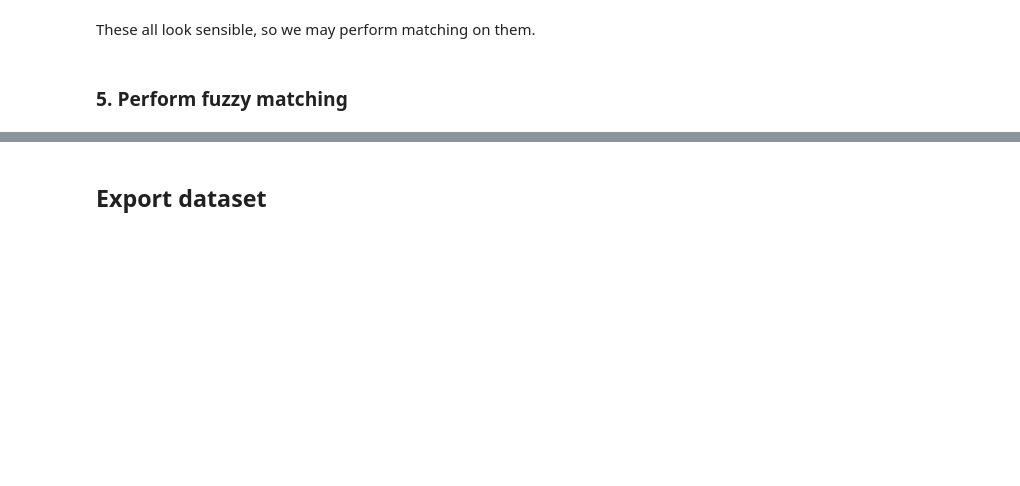
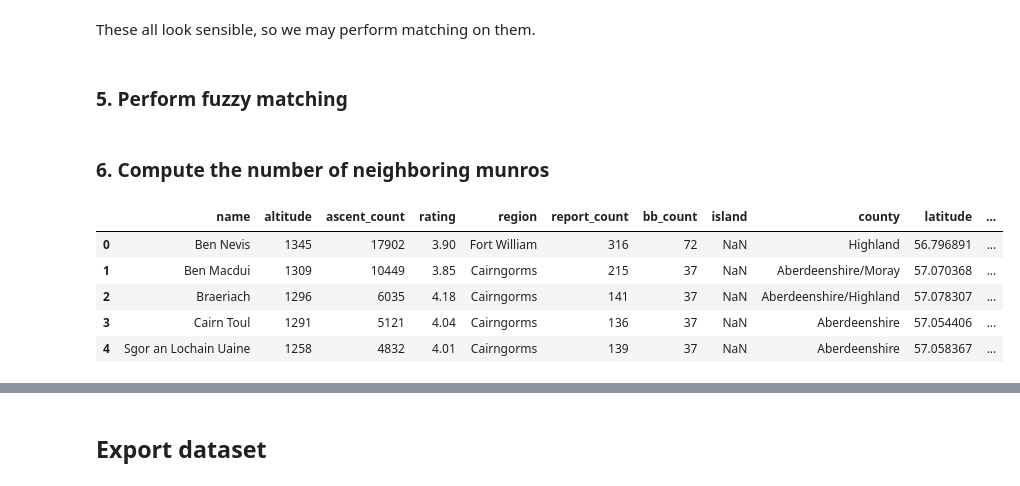
Before and after one commit to filipbalucha/FDS_final_project, a Jupyter notebook: data_processing.ipynb, the cells around one changed output, grey strips where cells are left out. Saved outputs shown, nothing was run; the diff lists cells and outputs as text; code cells hidden in the pictures; blank space fills up the shorter version.

```diff
--- a/data_processing.ipynb
+++ b/data_processing.ipynb
@@ -420,3 +425,49 @@ df_merged = df_merged[relevant_cols]
+# %%
+# Drop irrelevant columns
+df_merged.drop(columns=['key_wh','key_fuzzy','key_dobih','altitude_dobih','name_dobih','m'], inplace=True)
 # %%
 # Strip the "_wh"-suffix
 df_merged.rename(columns=lambda x: x[:-3] if x.endswith('_wh') else x, inplace=True)
+# %% [markdown]
+### 6. Compute the number of neighboring munros
+# %%
+radii = [1, 2.5, 5, 10, 15, 20]
+# %%
+# Inspiration drawn from:
+# https://medium.com/@danalindquist/finding-the-distance-between-two-lists-of-geographic-coordinates-9ace7e43bb2f
+EARTH_RADIUS_KM = 6371  # TODO: change if we go for miles instead of km
+# We use the haversine formula to calculate the differnece
+# between two points on a sphere (Earth)
+dist = sklearn.neighbors.DistanceMetric.get_metric('haversine')
+
+def count_neighbors(df, radius):
+    # Returns a n*n dataframe with munro names as column and index names
+    # this stores the distance for each munro combination
+    dist_matrix = pd.DataFrame()
+    # Convert latitude and longitude to radians (haversine expects radians)
+    dist_matrix[['latitude_rad', 'longitude_rad']] = df[['latitude','longitude']].applymap(np.radians)
+    # Calculate pairwise distances and scale up from unit sphere to the size of Earth
+    dist_matrix = dist.pairwise(dist_matrix) * EARTH_RADIUS_KM
+    dist_matrix = pd.DataFrame(dist_matrix, columns=df['name'], index=df['name'])
+    # Compute number of neighbors within a distance for each row
+    neighbor_counts = ((dist_matrix <= radius).sum() - 1).values
+    return neighbor_counts
+# %%
+for radius in radii:
+    col_name = f'neighbor_count_{radius}'
+    for island in df_merged['island'].unique():
+        if pd.isnull(island):
+            m = df_merged['island'].isnull()
+        else:
+            m = df_merged['island'] == island
+        df_merged.loc[m, col_name] = count_neighbors(df_merged.loc[m], radius)
+    df_merged[col_name] = df_merged[col_name].astype(int)  # correct the data type
+# %%
+df_merged.head()
+# %% [output]
+|  | name | altitude | ascent_count | rating | region | report_count | bb_count | island | county | latitude | ... |
+| 0 | Ben Nevis | 1345 | 17902 | 3.90 | Fort William | 316 | 72 | NaN | Highland | 56.796891 | ... |
+| 1 | Ben Macdui | 1309 | 10449 | 3.85 | Cairngorms | 215 | 37 | NaN | Aberdeenshire/Moray | 57.070368 | ... |
+| 2 | Braeriach | 1296 | 6035 | 4.18 | Cairngorms | 141 | 37 | NaN | Aberdeenshire/Highland | 57.078307 | ... |
+| 3 | Cairn Toul | 1291 | 5121 | 4.04 | Cairngorms | 136 | 37 | NaN | Aberdeenshire | 57.054406 | ... |
+| 4 | Sgor an Lochain Uaine | 1258 | 4832 | 4.01 | Cairngorms | 139 | 37 | NaN | Aberdeenshire | 57.058367 | ... |
```
Also changed, not shown: parts of 70 cells of this notebook.
